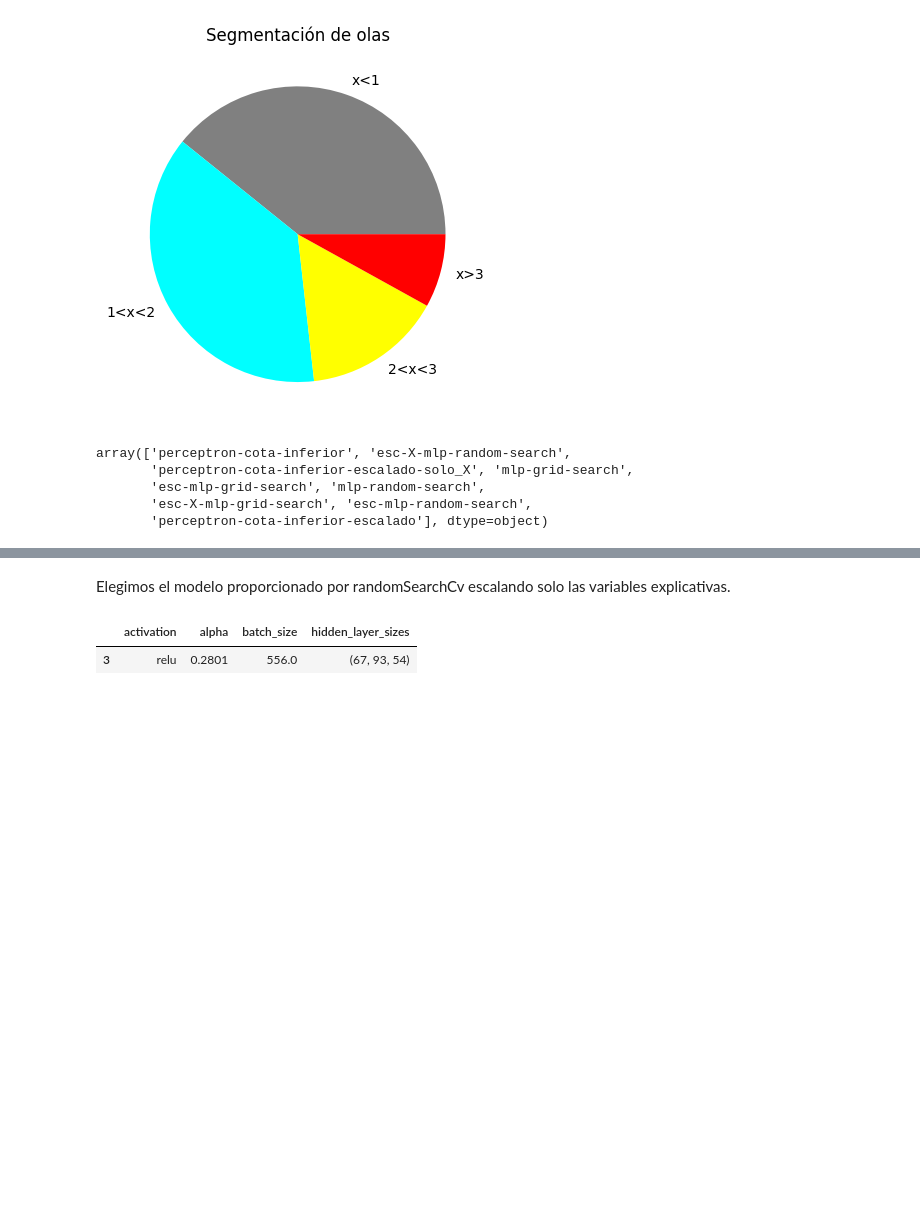
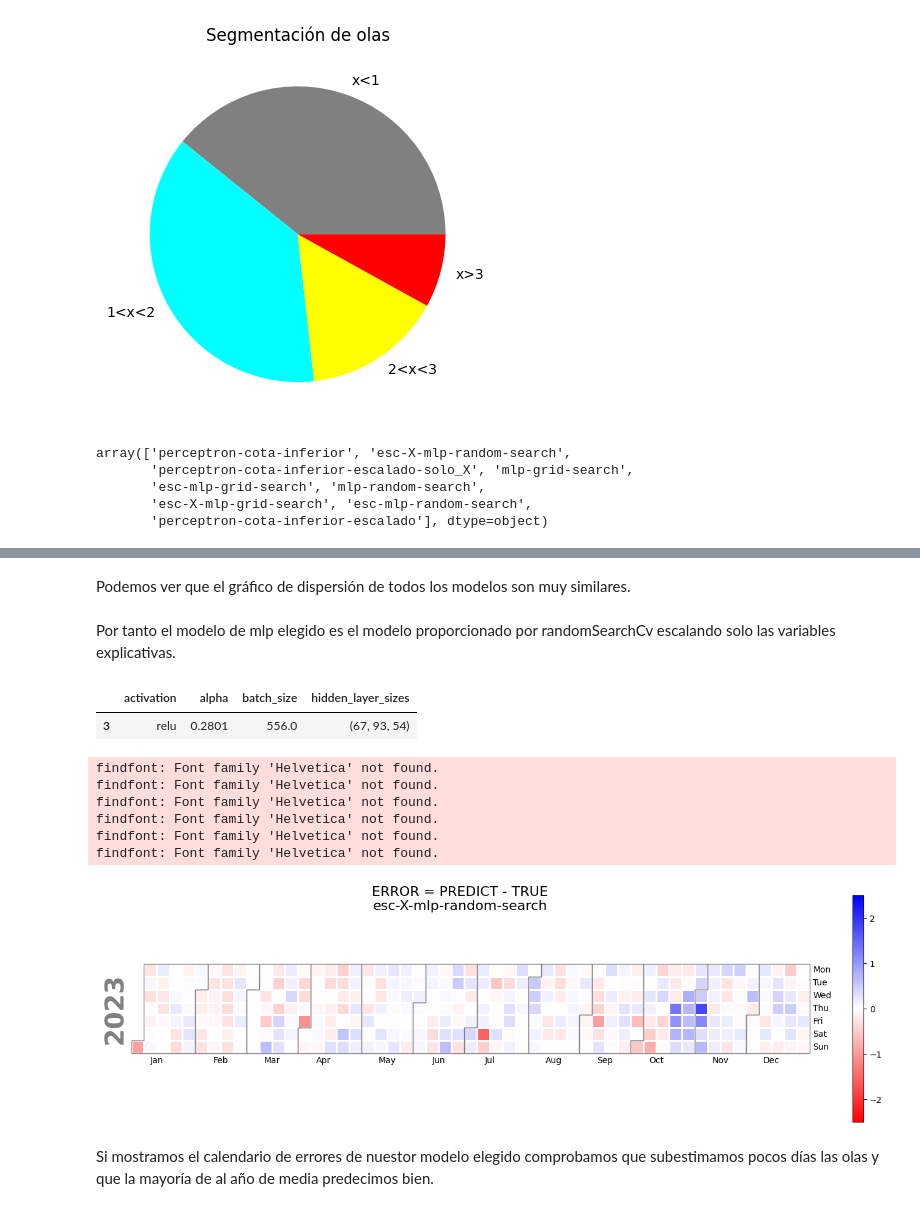
Before and after one commit to MarioBaldocchi/PD, a Jupyter notebook: modelos/evaluacion/evaluacion-mlp.ipynb, the cells around one changed output, grey strips where cells are left out. Saved outputs shown, nothing was run; the diff lists cells and outputs as text; code cells hidden in the pictures; blank space fills up the shorter version.

```diff
--- a/modelos/evaluacion/evaluacion-mlp.ipynb
+++ b/modelos/evaluacion/evaluacion-mlp.ipynb
@@ -251,7 +293,37 @@ Text(0.5, 0.98, 'Alturas de olas: PREDICTED vs TRUE')
+# %% [markdown]
+Podemos ver que el gráfico de dispersión de todos los modelos son muy similares.
 # %% [markdown]
-Elegimos el modelo proporcionado por randomSearchCv escalando solo las variables explicativas.
+Por tanto el modelo de mlp elegido es el modelo proporcionado por randomSearchCv escalando solo las variables explicativas.
 # %%
 runs[runs["Name"] == "esc-X-mlp-random-search"][["activation", "alpha", "batch_size", "hidden_layer_sizes"]]
 # %% [output]
 |  | activation | alpha | batch_size | hidden_layer_sizes |
 | 3 | relu | 0.2801 | 556.0 | (67, 93, 54) |
+# %%
+m = "esc-X-mlp-random-search"
+
+flo = MLFlow()
+# cargamos el modelo
+model = flo.get_saved_model(m)
+# pasamos numpy a Series
+y_pred = model.predict(to_model_input(X_train, X_test, m))
+
+diff = y_pred - y_test
+# para los colores https://stackoverflow.com/questions/16834861/create-own-colormap-using-matplotlib-and-plot-color-scale
+cvals  = [-2.5, 0, 2.5]
+colors = ['red', '1', 'blue']
+
+norm=plt.Normalize(min(cvals),max(cvals))
+tuples = list(zip(map(norm,cvals), colors))
+cmap = LinearSegmentedColormap.from_list("", tuples)
+plot_calendar(X_test, diff, 'ERROR = PREDICT - TRUE\n' + m, cmap, vmin=-2.5, vmax=2.5)
+# %% [output]
+findfont: Font family 'Helvetica' not found.
+findfont: Font family 'Helvetica' not found.
+findfont: Font family 'Helvetica' not found.
+findfont: Font family 'Helvetica' not found.
+findfont: Font family 'Helvetica' not found.
+findfont: Font family 'Helvetica' not found.
+[figure, added]
+# %% [markdown]
+Si mostramos el calendario de errores de nuestor modelo elegido comprobamos que subestimamos pocos días las olas y que la mayoría de al año de media predecimos bien.
```
Also changed, not shown: parts of 11 cells of this notebook, 1 other file.
